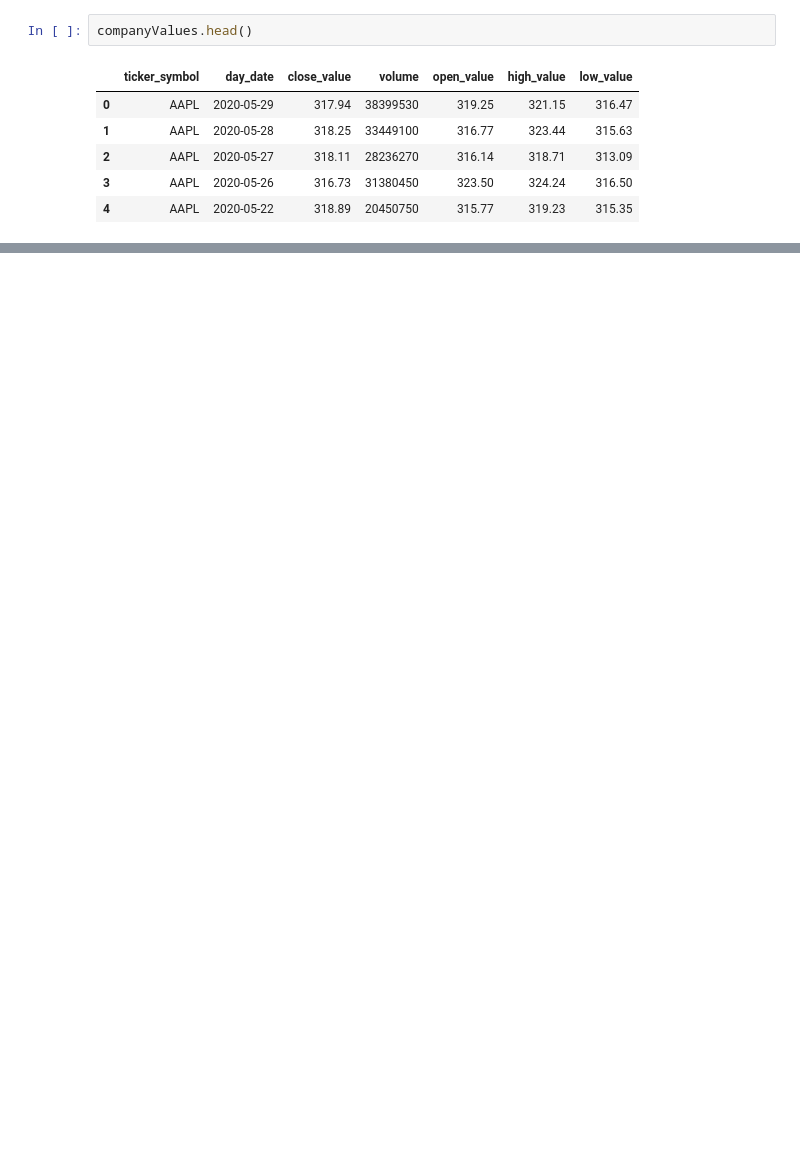
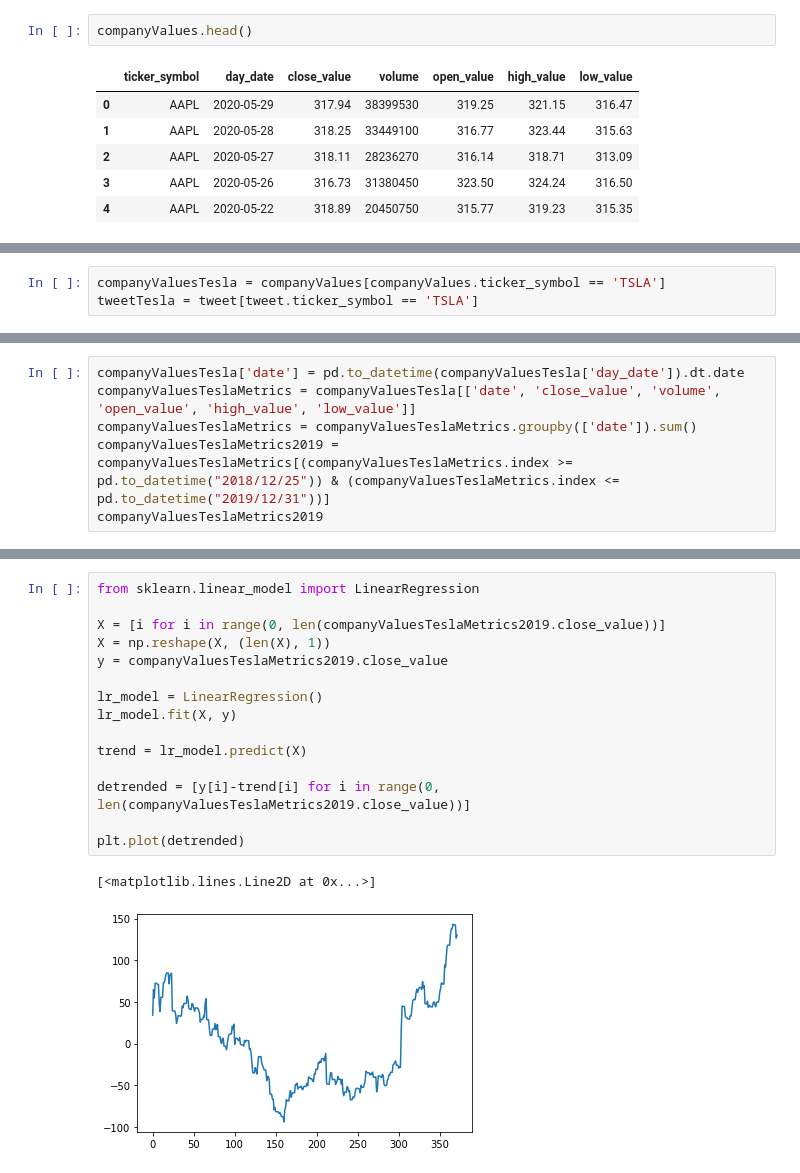
Before and after one commit to dssaenzml/ml703_timeSeriesCausalDiscovery, a Jupyter notebook: Exploration/ML703_Project.ipynb, the cells around one changed output, grey strips where cells are left out. Saved outputs shown, nothing was run; the diff lists cells and outputs as text; blank space fills up the shorter version.

```diff
--- a/Exploration/ML703_Project.ipynb
+++ b/Exploration/ML703_Project.ipynb
@@ -204,0 +38,3 @@ Successfully installed GPUtil-1.4.0 cdt-0.5.23 networkx-2.6.3 skrebate-0.62
+# %%
+companyValuesTesla = companyValues[companyValues.ticker_symbol == 'TSLA']
+tweetTesla = tweet[tweet.ticker_symbol == 'TSLA']
@@ -204,0 +182,6 @@ Successfully installed GPUtil-1.4.0 cdt-0.5.23 networkx-2.6.3 skrebate-0.62
+# %%
+companyValuesTesla['date'] = pd.to_datetime(companyValuesTesla['day_date']).dt.date
+companyValuesTeslaMetrics = companyValuesTesla[['date', 'close_value', 'volume', 'open_value', 'high_value', 'low_value']]
+companyValuesTeslaMetrics = companyValuesTeslaMetrics.groupby(['date']).sum()
+companyValuesTeslaMetrics2019 = companyValuesTeslaMetrics[(companyValuesTeslaMetrics.index >= pd.to_datetime("2018/12/25")) & (companyValuesTeslaMetrics.index <= pd.to_datetime("2019/12/31"))]
+companyValuesTeslaMetrics2019
@@ -204,0 +208,18 @@ Successfully installed GPUtil-1.4.0 cdt-0.5.23 networkx-2.6.3 skrebate-0.62
+# %%
+from sklearn.linear_model import LinearRegression
+
+X = [i for i in range(0, len(companyValuesTeslaMetrics2019.close_value))]
+X = np.reshape(X, (len(X), 1))
+y = companyValuesTeslaMetrics2019.close_value
+
+lr_model = LinearRegression()
+lr_model.fit(X, y)
+
+trend = lr_model.predict(X)
+
+detrended = [y[i]-trend[i] for i in range(0, len(companyValuesTeslaMetrics2019.close_value))]
+
+plt.plot(detrended)
+# %% [output]
+[<matplotlib.lines.Line2D at 0x...>]
+[figure, added]
```
Also changed, not shown: parts of 44 cells of this notebook, 2 other files.
